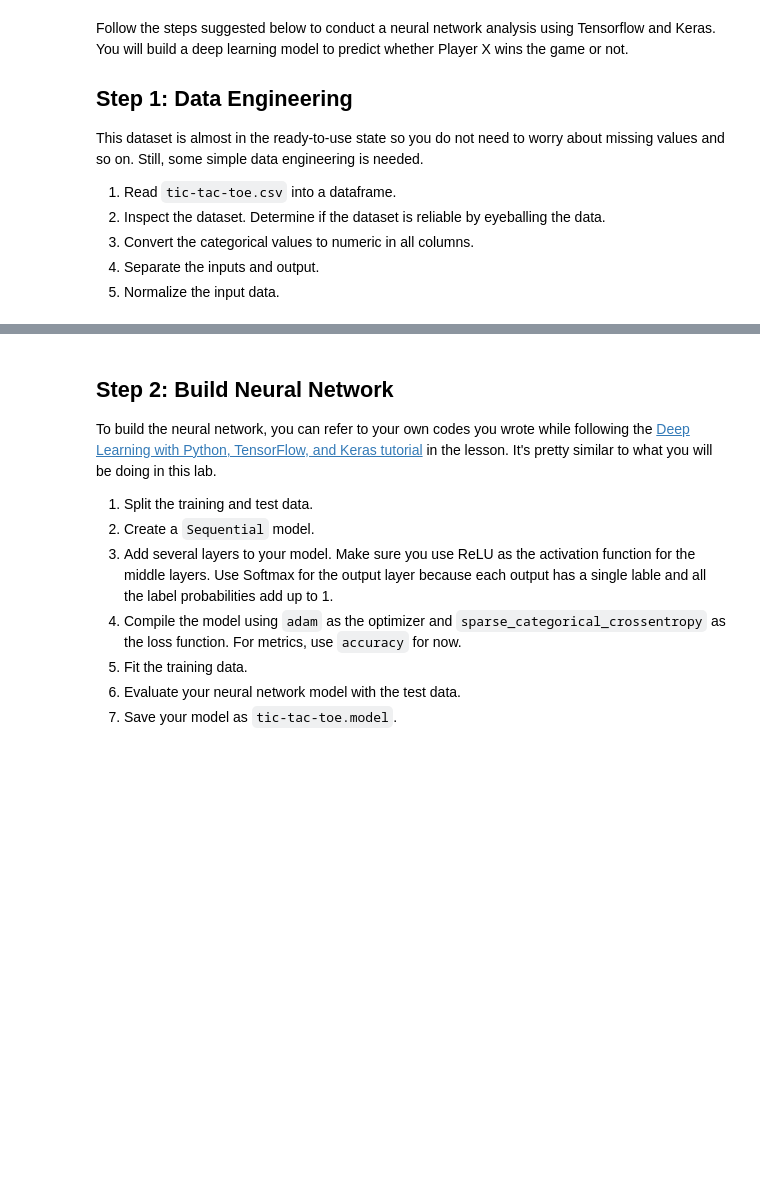
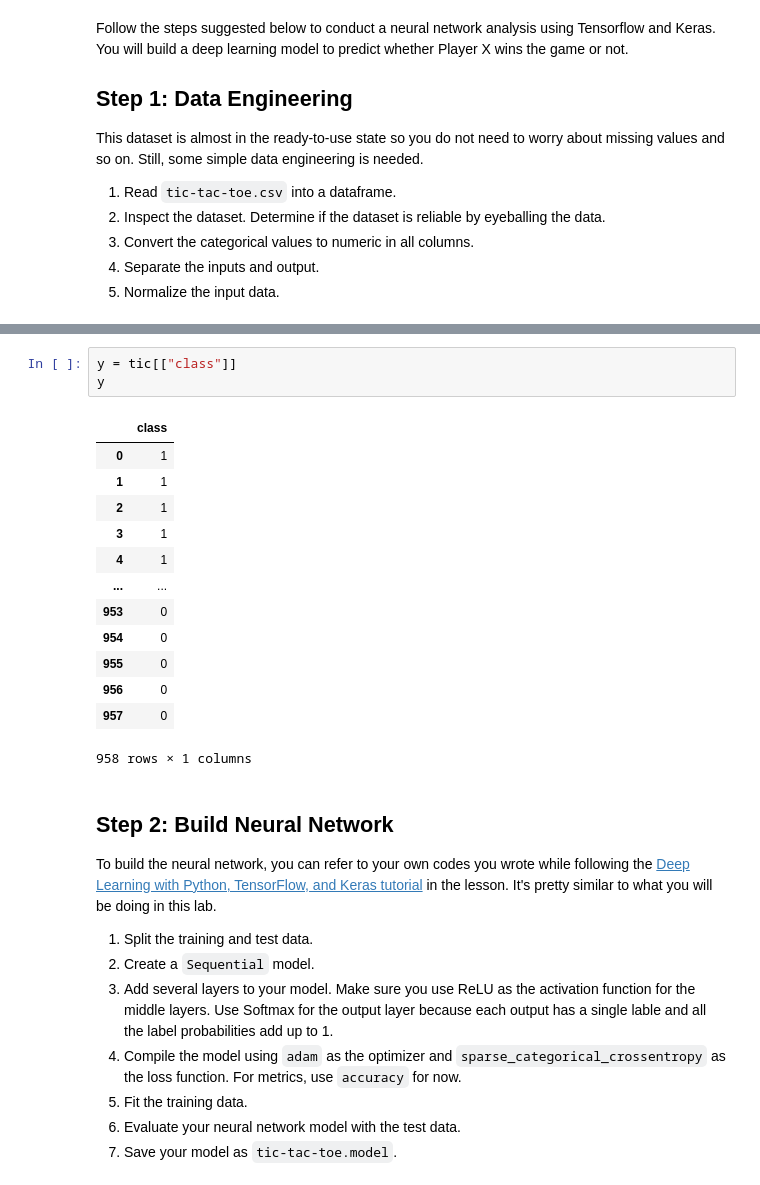
Before and after one commit to ta-data-bcn/lab-deep-learning, a Jupyter notebook: your-code/challenge-1.ipynb, the cells around one changed output, grey strips where cells are left out. Drawn from its saved outputs; the diff is of its cells as text; blank space fills up the shorter version.

```diff
--- a/your-code/challenge-1.ipynb
+++ b/your-code/challenge-1.ipynb
@@ -25,3 +119,20 @@ This dataset is almost in the ready-to-use state so you do not need to worry abo
+# %%
+y = tic[["class"]]
+y
+# %% [output]
+|  | class |
+| 0 | 1 |
+| 1 | 1 |
+| 2 | 1 |
+| 3 | 1 |
+| 4 | 1 |
+| ... | ... |
+| 953 | 0 |
+| 954 | 0 |
+| 955 | 0 |
+| 956 | 0 |
+| 957 | 0 |
+958 rows × 1 columns
 # %% [markdown]
 ## Step 2: Build Neural Network
 
```
Also changed, not shown: parts of 31 cells of this notebook, 3 other files.
